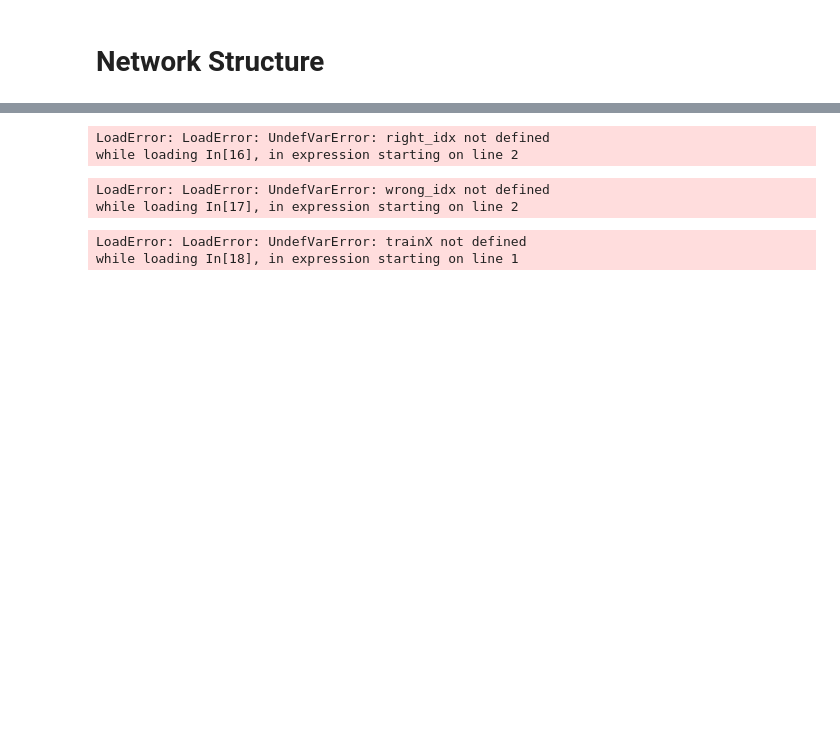
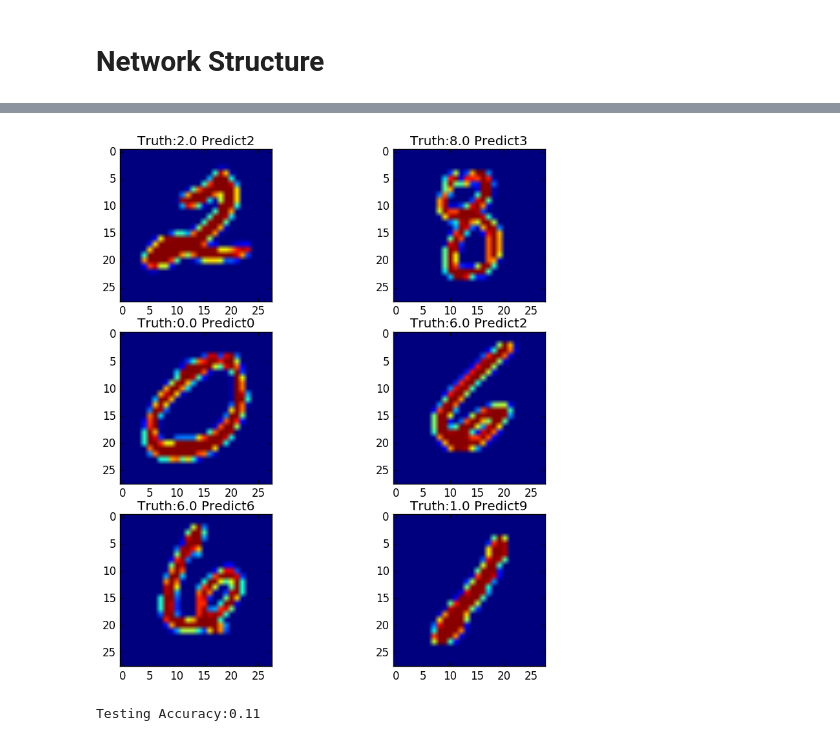
Before and after one commit to stevenygd/NN.jl, a Jupyter notebook: MLP Playground.ipynb, the cells around one changed output, grey strips where cells are left out. Cells and saved outputs as stored; diff of their text form; code cells hidden in the pictures; blank space fills up the shorter version.

```diff
--- a/MLP Playground.ipynb
+++ b/MLP Playground.ipynb
@@ -218,29 +199,37 @@ while loading In[15], in expression starting on line 2
-# %%
-# print out the data for the correct images
-rand_idx = right_idx[convert(Int, ceil(rand() * length(right_idx)))]
-x =reshape(trainX[rand_idx,:], 28,28)
-figure(figsize=(1,1))
-imshow(x)
-println("Prediction :$(pred[rand_idx]) Index:$(rand_idx)")
-# %% [output]
-LoadError: LoadError: UndefVarError: right_idx not defined
-while loading In[16], in expression starting on line 2
-# %%
-# print out some incorrect images
-for i in 1:10
-rand_idx = wrong_idx[convert(Int, ceil(rand() * length(wrong_idx)))]
-x =reshape(trainX[rand_idx,:], 28,28)
-figure(figsize=(1,1))
-#imshow(x)
-println("Prediction :$(pred[rand_idx]) Correct Value :$(trainY[rand_idx]) Index:$(rand_idx)")
-end
-# %% [output]
-LoadError: LoadError: UndefVarError: wrong_idx not defined
-while loading In[17], in expression starting on line 2
-# %%
-N = size(trainX)[1]
-super_wrong = filter(i -> abs(pred[i] -10)<1e-5, 1:N)
-length(super_wrong)
-# %% [output]
-LoadError: LoadError: UndefVarError: trainX not defined
-while loading In[18], in expression starting on line 1
+# %%
+train_loss, pred = forward(net, trX, trY; deterministics = true)
+N = size(teX)[1]
+corr = length(filter(i-> abs(pred[i] - teY[i]) <  1e-5, 1:N))
+right_idx = filter(i-> abs(pred[i] - teY[i]) <  1e-5, 1:N)[1:3]
+wrong_idx = filter(i-> abs(pred[i] - teY[i]) >= 1e-5, 1:N)[1:3]
+
+println("Testing Accuracy:$(corr/N)")
+
+figure(figsize=(10,10))
+subplot(321)
+imshow(reshape(teX[right_idx[1],:], 28,28))
+title("Truth:$(teY[right_idx[1]]) Predict$(pred[right_idx[1]])")
+
+subplot(322)
+imshow(reshape(teX[wrong_idx[1],:], 28,28))
+title("Truth:$(teY[wrong_idx[1]]) Predict$(pred[wrong_idx[1]])")
+
+subplot(323)
+imshow(reshape(teX[right_idx[2],:], 28,28))
+title("Truth:$(teY[right_idx[2]]) Predict$(pred[right_idx[2]])")
+
+subplot(324)
+imshow(reshape(teX[wrong_idx[2],:], 28,28))
+title("Truth:$(teY[wrong_idx[2]]) Predict$(pred[wrong_idx[2]])")
+
+subplot(325)
+imshow(reshape(teX[right_idx[3],:], 28,28))
+title("Truth:$(teY[right_idx[3]]) Predict$(pred[right_idx[3]])")
+
+subplot(326)
+imshow(reshape(teX[wrong_idx[3],:], 28,28))
+title("Truth:$(teY[wrong_idx[3]]) Predict$(pred[wrong_idx[3]])")
+show()
+# %% [output]
+[figure, added]
+Testing Accuracy:0.11
```
Also changed, not shown: parts of 10 cells of this notebook.
